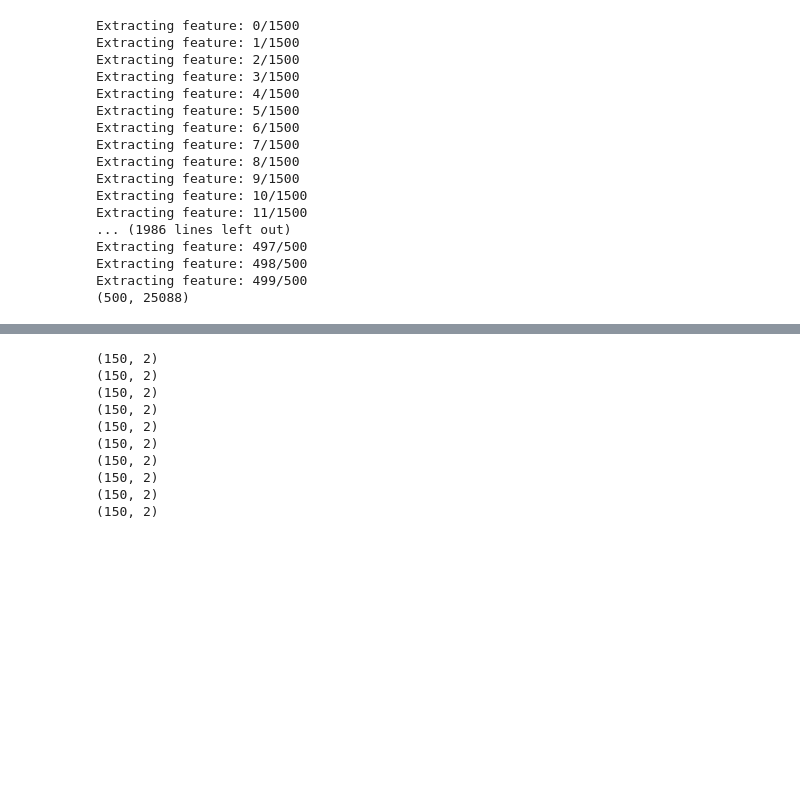
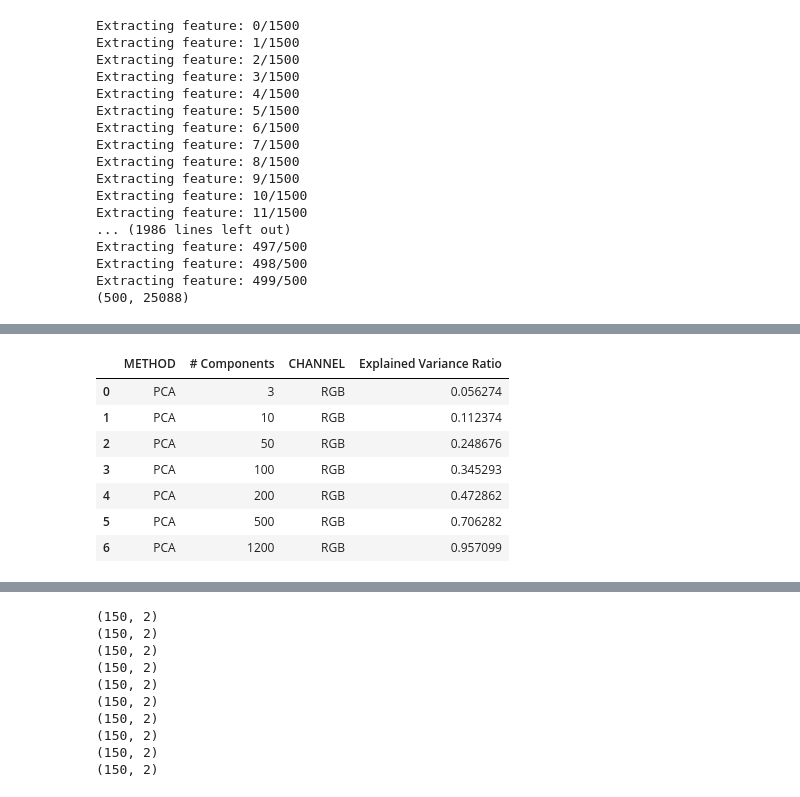
Before and after one commit to bonoldie/ML_exam, a Jupyter notebook: nb_vgg.ipynb, the cells around one changed output, grey strips where cells are left out. Cells and saved outputs as stored; diff of their text form; code cells hidden in the pictures; blank space fills up the shorter version.

```diff
--- a/nb_vgg.ipynb
+++ b/nb_vgg.ipynb
@@ -159,12 +159,15 @@ Extracting feature: 499/500
 vgg_out = pickle.load(open("vgg_out.pkl", "rb"))
 
 # Dimensionality reduction
-
 n_components_to_test = {
     "PCA": [3, 10, 50, 100, 200, 500, 1200],
     "LDA": [3, 5, 7, 9],
     "TSNE": [2, 3],
 }
+
+
+results_PCA = []
+results_LDA = []
 
 PCAs_instances = {}
 LDAs_instances = {}
@@ -200,11 +203,22 @@ for n_components in n_components_to_test["PCA"]:
 
     PCAs_instances[n_components] = PCA_instance
 
-    logger.info(
-        [
-            f"PCA ({n_components} components): explained_variance_ratio sum",
-            np.sum(PCA_instance.explained_variance_ratio_, axis=0),
-        ]
+    # logger.info(
+    #     [
+    #         f"PCA ({n_components} components): explained_variance_ratio sum",
+    #         np.sum(PCA_instance.explained_variance_ratio_, axis=0),
+    #     ]
+    # )
+
+    results_PCA.append(
+        {
+            "METHOD": "PCA",
+            "# Components": n_components,
+            "CHANNEL": "RGB",
+            "Explained Variance Ratio": np.sum(
+                PCA_instance.explained_variance_ratio_, axis=0
+            ),
+        }
     )
 
 
@@ -224,11 +238,21 @@ for n_components in n_components_to_test["LDA"]:
 
     LDAs_instances[n_components] = LDA_instance
 
-    logger.info(
-        [
-            f"LDA ({n_components} components): explained_variance_ratio sum",
-            np.sum(LDA_instance.explained_variance_ratio_, axis=0),
-        ]
+    # logger.info(
+    #     [
+    #         f"LDA ({n_components} components): explained_variance_ratio sum",
+    #         np.sum(LDA_instance.explained_variance_ratio_, axis=0),
+    #     ]
+    # )
+    results_LDA.append(
+        {
+            "METHOD": "LDA",
+            "# Components": n_components,
+            "CHANNEL": "RGB",
+            "Explained Variance Ratio": np.sum(
+                LDA_instance.explained_variance_ratio_, axis=0
+            ),
+        }
     )
 
 for n_components in n_components_to_test["TSNE"]:
@@ -254,4 +278,39 @@ for n_components in n_components_to_test["TSNE"]:
     TSNEs_instances[n_components] = [TSNE_instance_train, TSNE_instance_valid]
 
     # logger.info([f'TSNE ({n_components} components): explained_variance_ratio sum', np.sum(TSNE_instance[1].explained_variance_ratio_,axis=0)])
+
+
+########### Pandas table: ###########
+df_results_PCA = pd.DataFrame(results_PCA)
+
+
+def highlight_cells(val):
+    color = ""
+    if val > 0.80:
+        color = "background-color: lightgreen; color: black; font-weight: bold"
+    elif val < 0.80:
+        color = "background-color: lightcoral; color: black; font-weight: bold"
+    return color
+
+
+# Apply the style
+df_results_PCA_styled = (
+    df_results_PCA.style.map(highlight_cells, subset=["Explained Variance Ratio"])
+    .set_caption("PCA Results")
+    .set_properties(**{"text-align": "center"})
+)
+
+display(df_results_PCA_styled)
+
+########################################################
+df_results_LDA = pd.DataFrame(results_LDA)
+
+# Apply the style
+df_results_LDA_styled = (
+    df_results_LDA.style.map(highlight_cells, subset=["Explained Variance Ratio"])
+    .set_caption("LDA Results")
+    .set_properties(**{"text-align": "center"})
+)
+
+display(df_results_LDA_styled)
 # %% [output]
@@ -260,0 +335,8 @@ KeyboardInterrupt:
+|  | METHOD | # Components | CHANNEL | Explained Variance Ratio |
+| 0 | PCA | 3 | RGB | 0.056274 |
+| 1 | PCA | 10 | RGB | 0.112374 |
+| 2 | PCA | 50 | RGB | 0.248676 |
+| 3 | PCA | 100 | RGB | 0.345293 |
+| 4 | PCA | 200 | RGB | 0.472862 |
+| 5 | PCA | 500 | RGB | 0.706282 |
+| 6 | PCA | 1200 | RGB | 0.957099 |
```
Also changed, not shown: parts of 3 cells of this notebook, 7 other files.
